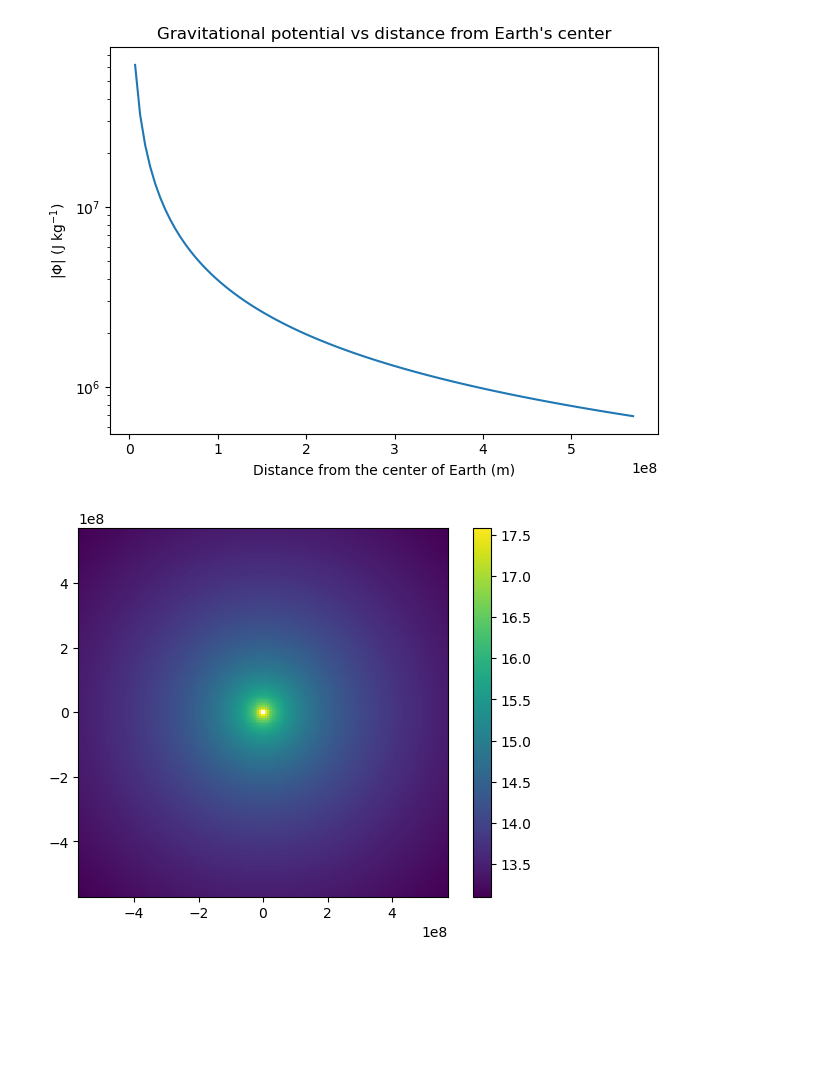
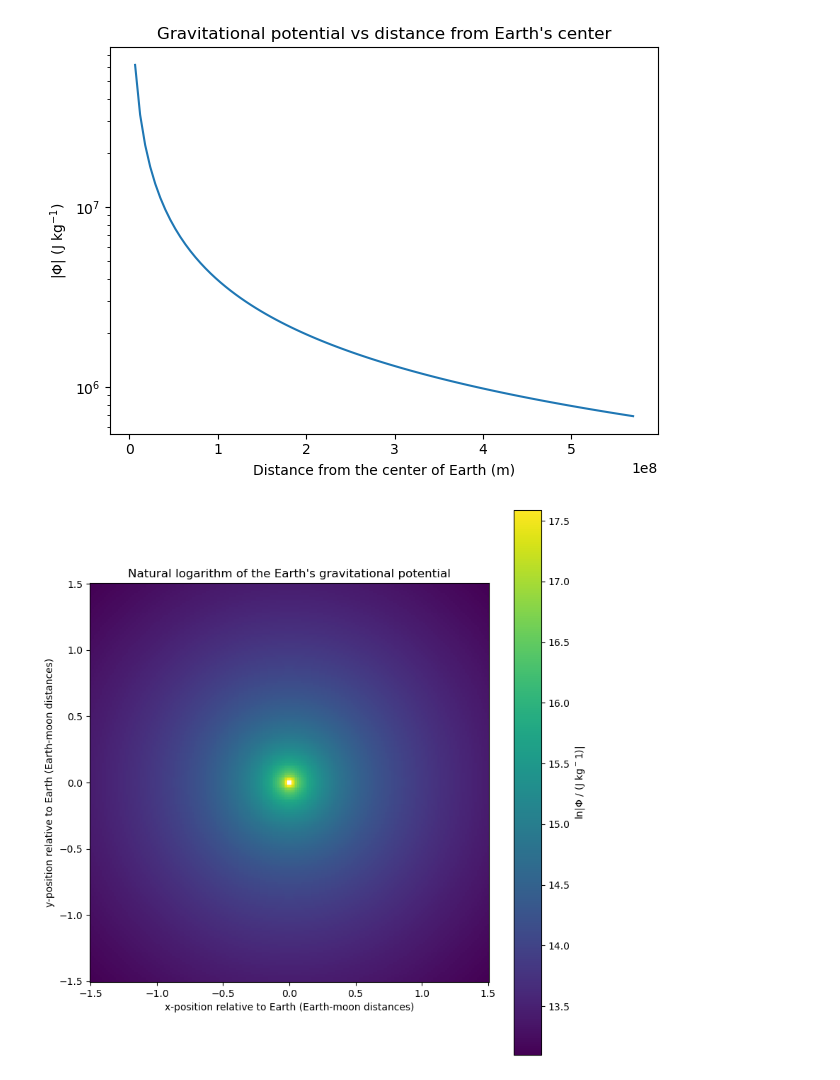
Before and after one commit to MatthewPrem/PHYS265-spring25, a Jupyter notebook: Lab1/Prem-Lab-1.ipynb, the cells around one changed output. Drawn from its saved outputs; the diff is of its cells as text; code cells hidden in the pictures; blank space fills up the shorter version.

```diff
--- a/Lab1/Prem-Lab-1.ipynb
+++ b/Lab1/Prem-Lab-1.ipynb
@@ -28,11 +31,15 @@ fig.tight_layout()
 # %%
 resolution = 200
 xs, ys = np.meshgrid(np.linspace(-1.5*dEM, 1.5*dEM, resolution),np.linspace(-1.5*dEM, 1.5*dEM, resolution))
 pot = potential(mEarth, 0,0,xs, ys,rEarth)
 
-fig, ax = plt.subplots(1,1)
-img = ax.pcolormesh(xs, ys, np.log(np.abs(pot)))
-fig.colorbar(img)
+fig, ax = plt.subplots(1,1, figsize=(8,8))
+img = ax.pcolormesh(xs/dEM, ys/dEM, np.log(np.abs(pot)))
+fig.colorbar(img, label="ln|$\\Phi$ / (J kg$^-1$)|")
+ax.set_xlabel("x-position relative to Earth (Earth-moon distances)")
+ax.set_ylabel("y-position relative to Earth (Earth-moon distances)")
+ax.set_title("Natural logarithm of the Earth's gravitational potential")
 ax.set_aspect(1)
+fig.tight_layout()
 # %% [output]
-[figure, old version]
+[figure, new version]
```
Also changed, not shown: parts of 3 cells of this notebook.
